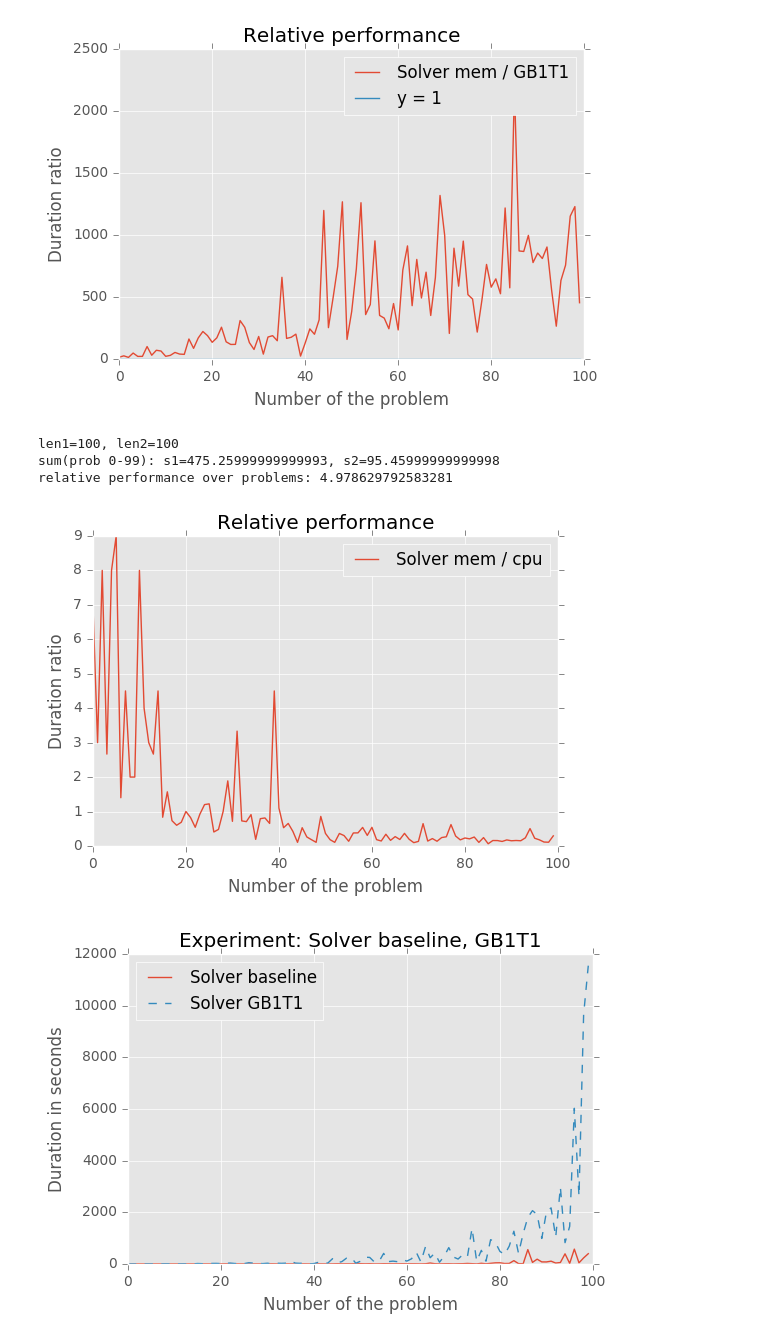
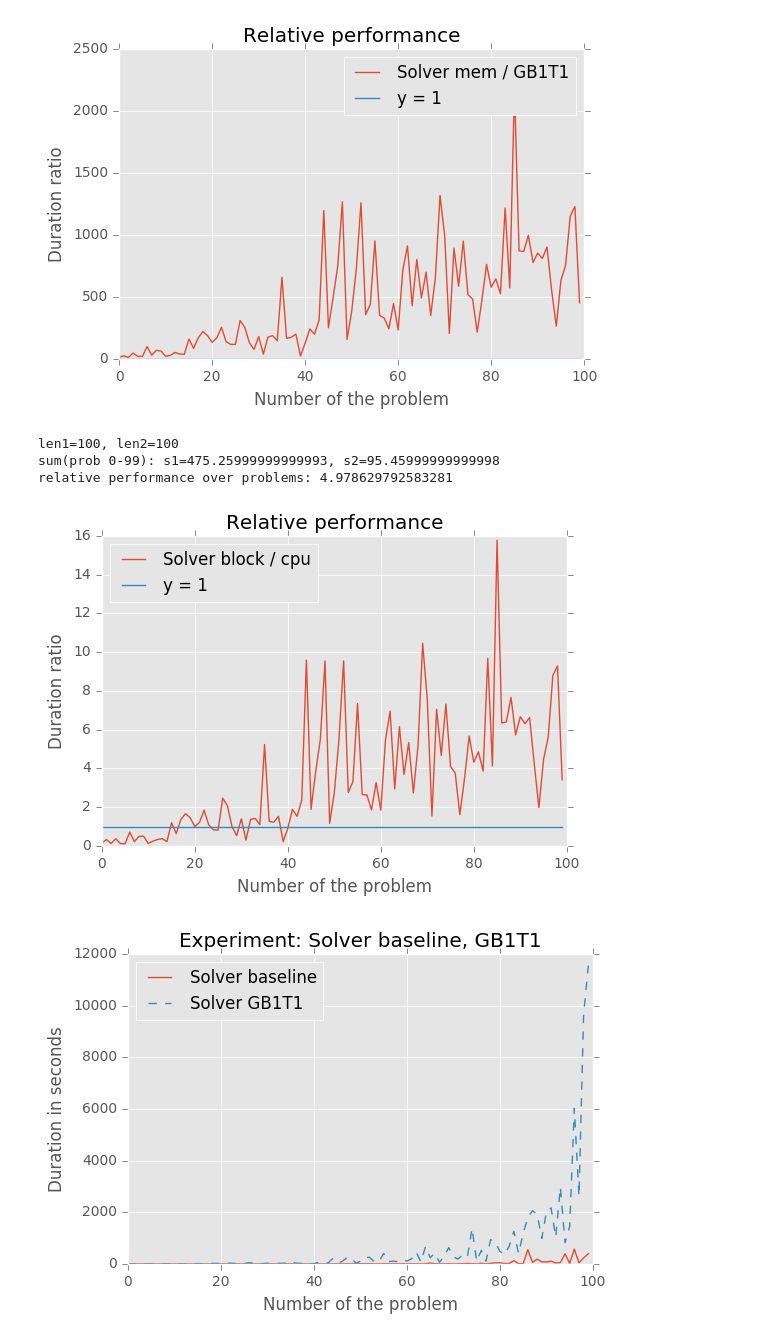
Before and after one commit to spinute/slide_puzzle, a Jupyter notebook: log/results/Untitled.ipynb, the cells around one changed output. Saved outputs shown, nothing was run; the diff lists cells and outputs as text; code cells hidden in the pictures.

```diff
--- a/log/results/Untitled.ipynb
+++ b/log/results/Untitled.ipynb
@@ -235,13 +243,13 @@ sum(prob 0-99): s1=62957.24999999999, s2=95.45999999999998
 relative performance over problems: 659.514456316782
 [figure]
 # %%
-rel_plt(cuda_mem, cpu, "Solver mem / cpu")
+rel_plt(cpu, cuda_mem, "Solver block / cpu")
 p_summery(cpu, cuda_mem)
 # %% [output]
 len1=100, len2=100
 sum(prob 0-99): s1=475.25999999999993, s2=95.45999999999998
 relative performance over problems: 4.978629792583281
-[figure, old version]
+[figure, new version]
 # %%
 cuda_base = read_lines('aws_15_cuda_distrbase')
 time_plt(cuda_base, 'Solver baseline', cuda_single, "Solver GB1T1", "Experiment: Solver baseline, GB1T1")
```
Also changed, not shown: parts of 8 cells of this notebook, 7 other files.
